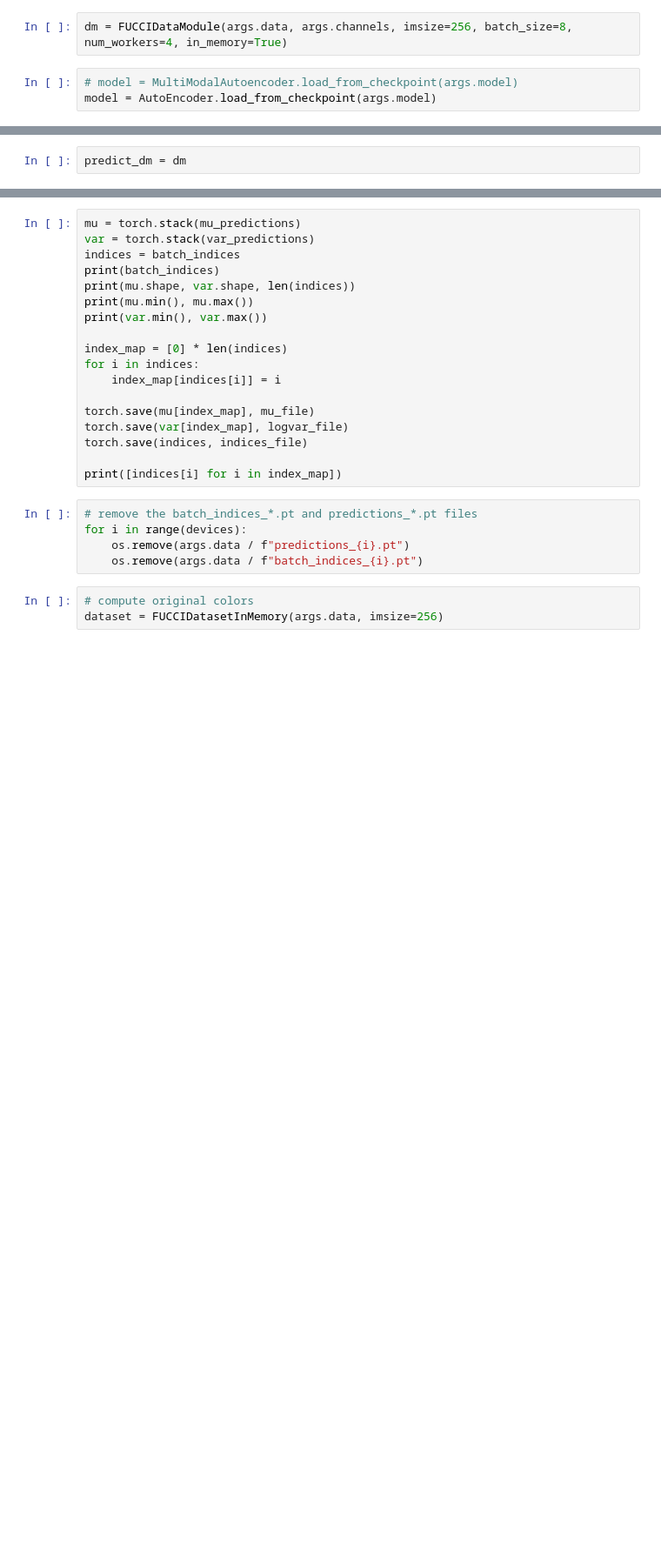
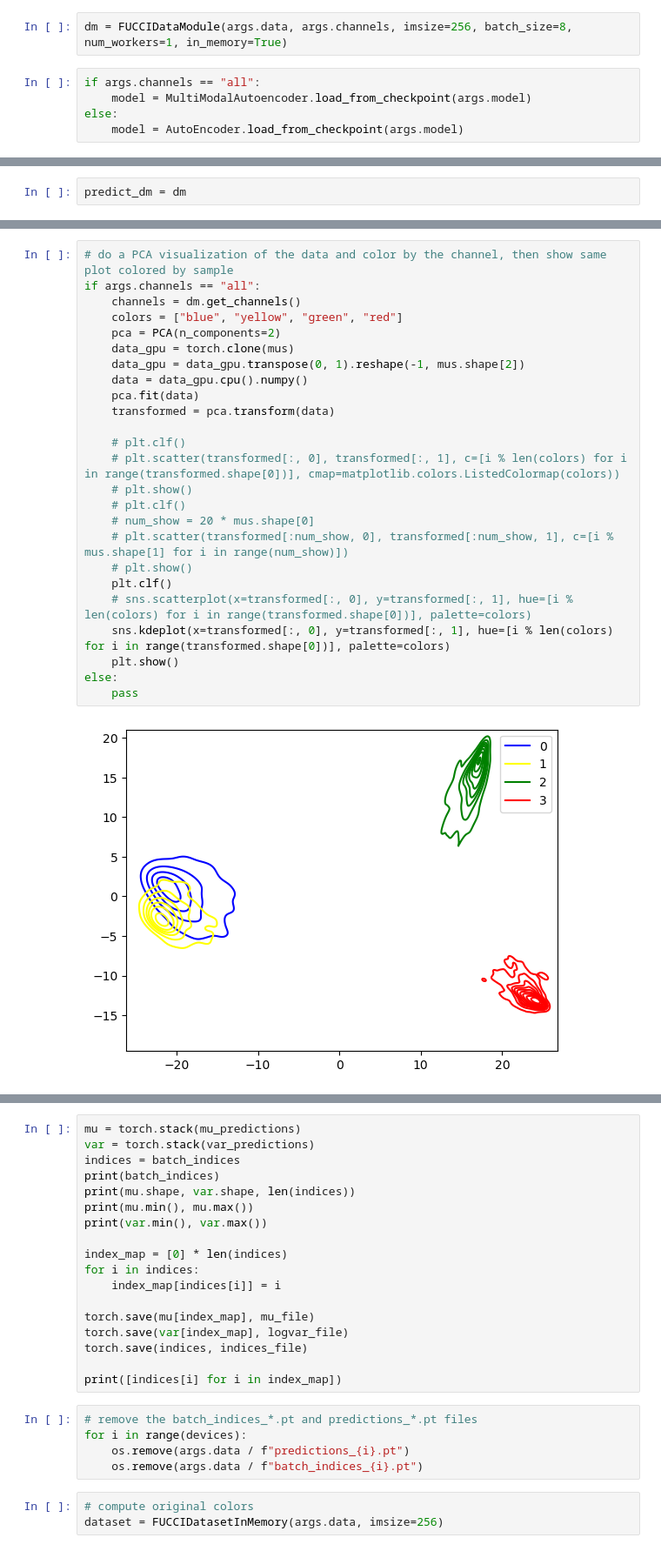
Before and after one commit to ishan-gaur/implicit-cell-model, a Jupyter notebook: notebooks/embedding.ipynb, the cells around one changed output, grey strips where cells are left out. Shown at 87% size. Cells and saved outputs as stored; diff of their text form; blank space fills up the shorter version.

```diff
--- a/notebooks/embedding.ipynb
+++ b/notebooks/embedding.ipynb
@@ -129,5 +139,7 @@ plt.show()
 # %%
-dm = FUCCIDataModule(args.data, args.channels, imsize=256, batch_size=8, num_workers=4, in_memory=True)
+dm = FUCCIDataModule(args.data, args.channels, imsize=256, batch_size=8, num_workers=1, in_memory=True)
 # %%
-# model = MultiModalAutoencoder.load_from_checkpoint(args.model)
-model = AutoEncoder.load_from_checkpoint(args.model)
+if args.channels == "all":
+    model = MultiModalAutoencoder.load_from_checkpoint(args.model)
+else:
+    model = AutoEncoder.load_from_checkpoint(args.model)
@@ -155,0 +211,27 @@ trainer.predict(model, datamodule=predict_dm, return_predictions=False)
+# %%
+# do a PCA visualization of the data and color by the channel, then show same plot colored by sample
+if args.channels == "all":
+    channels = dm.get_channels()
+    colors = ["blue", "yellow", "green", "red"]
+    pca = PCA(n_components=2)
+    data_gpu = torch.clone(mus)
+    data_gpu = data_gpu.transpose(0, 1).reshape(-1, mus.shape[2])
+    data = data_gpu.cpu().numpy()
+    pca.fit(data)
+    transformed = pca.transform(data)
+
+    # plt.clf()
+    # plt.scatter(transformed[:, 0], transformed[:, 1], c=[i % len(colors) for i in range(transformed.shape[0])], cmap=matplotlib.colors.ListedColormap(colors))
+    # plt.show()
+    # plt.clf()
+    # num_show = 20 * mus.shape[0]
+    # plt.scatter(transformed[:num_show, 0], transformed[:num_show, 1], c=[i % mus.shape[1] for i in range(num_show)])
+    # plt.show()
+    plt.clf()
+    # sns.scatterplot(x=transformed[:, 0], y=transformed[:, 1], hue=[i % len(colors) for i in range(transformed.shape[0])], palette=colors)
+    sns.kdeplot(x=transformed[:, 0], y=transformed[:, 1], hue=[i % len(colors) for i in range(transformed.shape[0])], palette=colors)
+    plt.show()
+else:
+    pass
+# %% [output]
+[figure, added]
```
Also changed, not shown: parts of 12 cells of this notebook.
